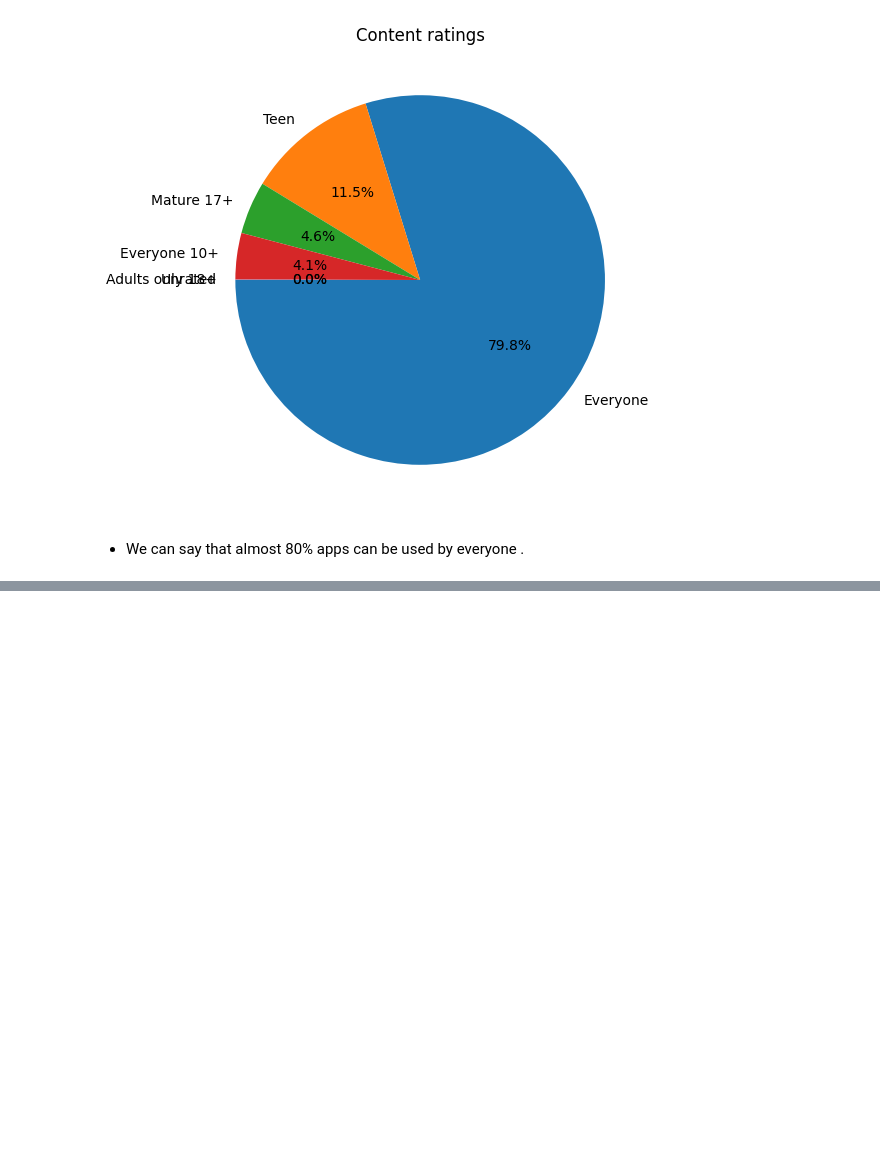
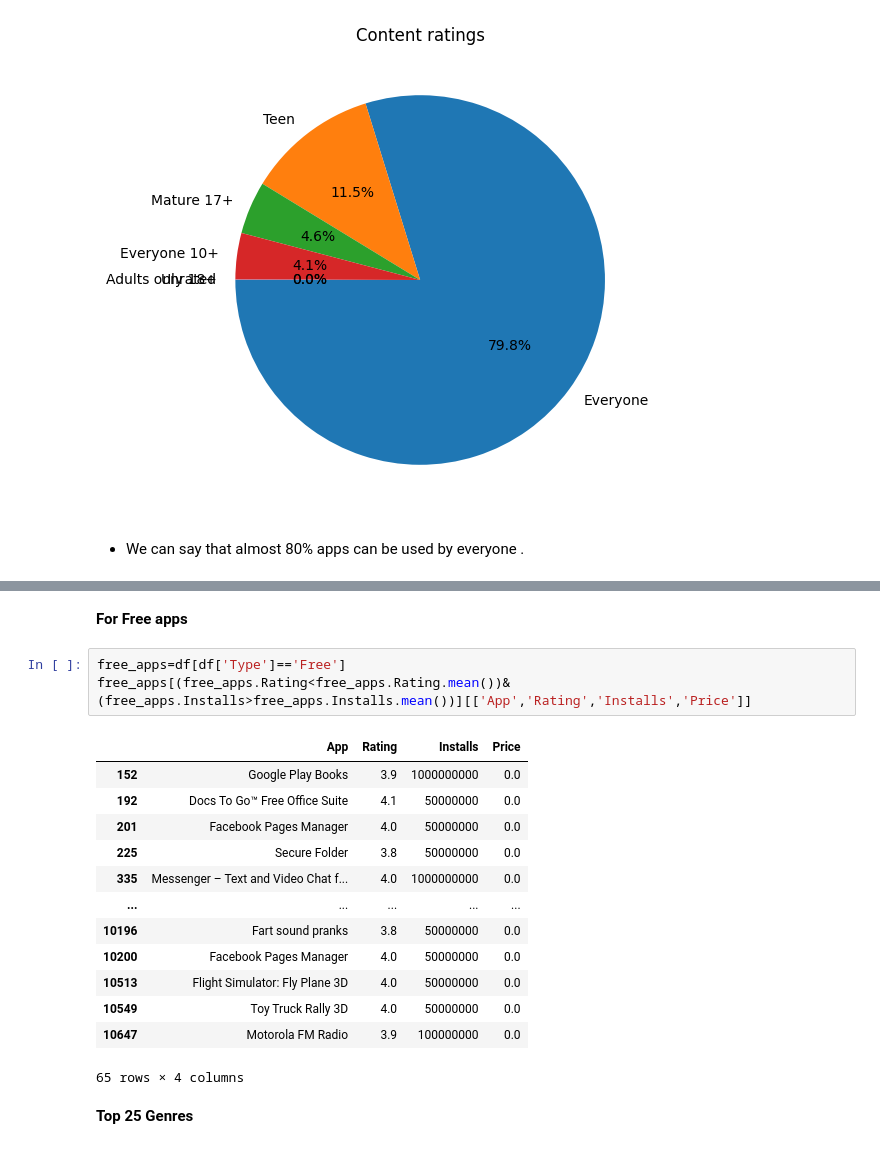
Before and after one commit to deepthisree2000/GooglePlaystore-EDA, a Jupyter notebook: Googleplaystore analysis.ipynb, the cells around one changed output, grey strips where cells are left out. Drawn from its saved outputs; the diff is of its cells as text; blank space fills up the shorter version.

```diff
--- a/Googleplaystore analysis.ipynb
+++ b/Googleplaystore analysis.ipynb
@@ -251,0 +240,21 @@ df.sample(3)
+# %% [markdown]
+**For Free apps**
+# %%
+free_apps=df[df['Type']=='Free']
+free_apps[(free_apps.Rating<free_apps.Rating.mean())&(free_apps.Installs>free_apps.Installs.mean())][['App','Rating','Installs','Price']]
+# %% [output]
+|  | App | Rating | Installs | Price |
+| 152 | Google Play Books | 3.9 | 1000000000 | 0.0 |
+| 192 | Docs To Go™ Free Office Suite | 4.1 | 50000000 | 0.0 |
+| 201 | Facebook Pages Manager | 4.0 | 50000000 | 0.0 |
+| 225 | Secure Folder | 3.8 | 50000000 | 0.0 |
+| 335 | Messenger – Text and Video Chat f... | 4.0 | 1000000000 | 0.0 |
+| ... | ... | ... | ... | ... |
+| 10196 | Fart sound pranks | 3.8 | 50000000 | 0.0 |
+| 10200 | Facebook Pages Manager | 4.0 | 50000000 | 0.0 |
+| 10513 | Flight Simulator: Fly Plane 3D | 4.0 | 50000000 | 0.0 |
+| 10549 | Toy Truck Rally 3D | 4.0 | 50000000 | 0.0 |
+| 10647 | Motorola FM Radio | 3.9 | 100000000 | 0.0 |
+65 rows × 4 columns
+# %% [markdown]
+**Top 25 Genres**
```
Also changed, not shown: parts of 25 cells of this notebook.
